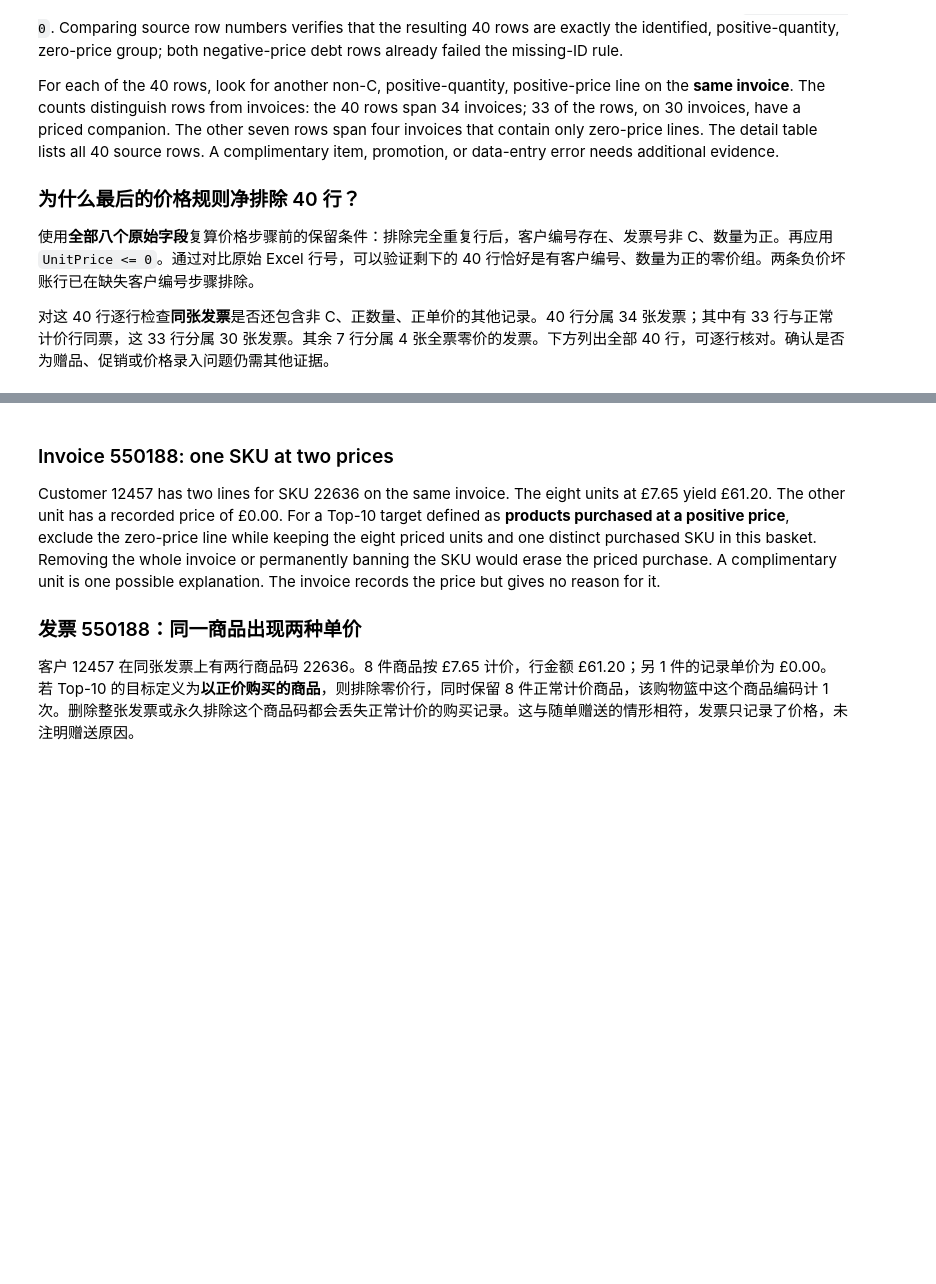
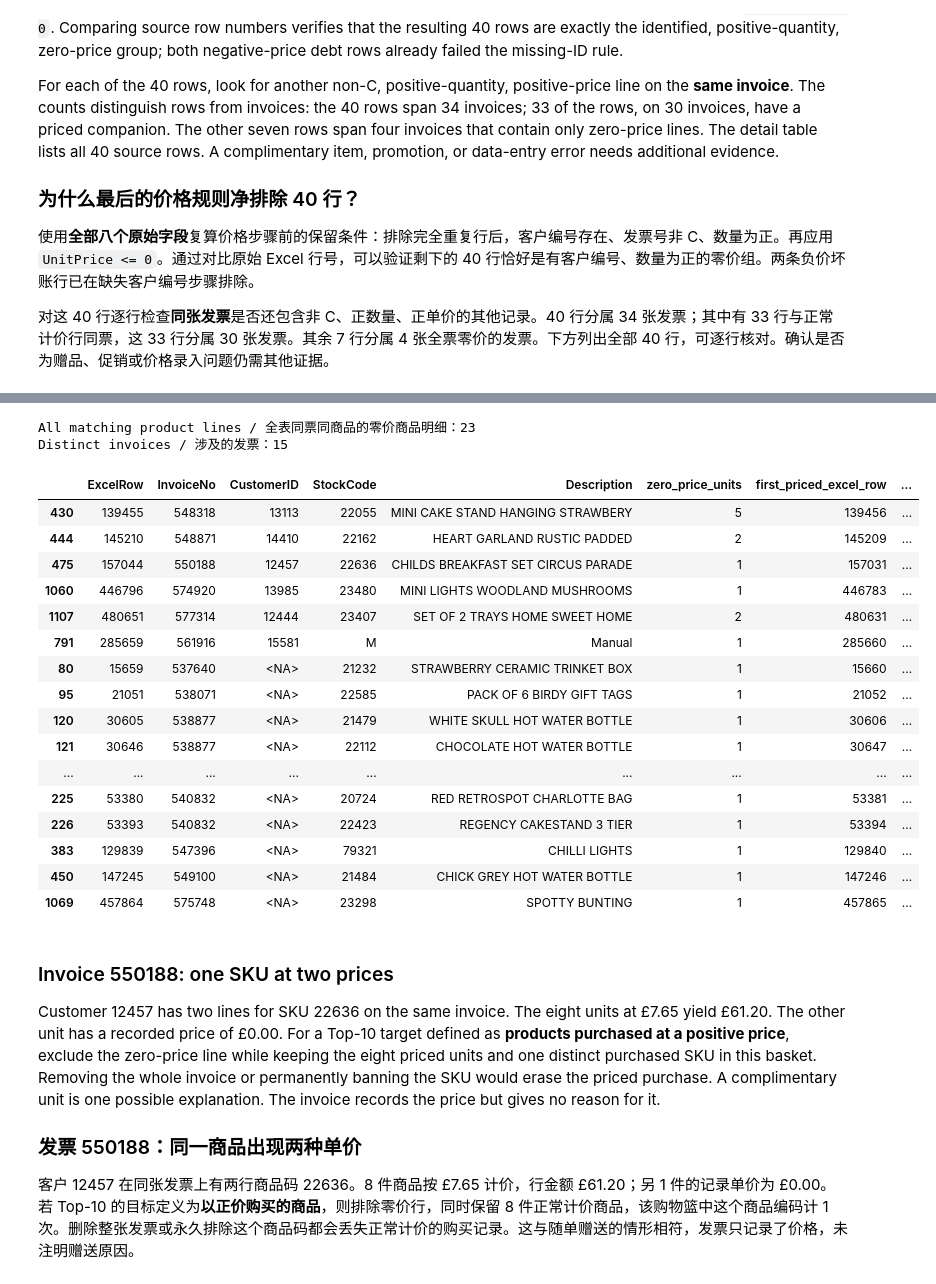
Before and after one commit to NobunagaK/online-retail-top10-recommendation, a Jupyter notebook: docs/technical/transaction_exception_analysis.ipynb, the cells around one changed output, grey strips where cells are left out. Drawn from its saved outputs; the diff is of its cells as text; code cells hidden in the pictures; blank space fills up the shorter version.

Commit message:
Count same-invoice products recorded at zero and positive prices

```diff
--- a/docs/technical/transaction_exception_analysis.ipynb
+++ b/docs/technical/transaction_exception_analysis.ipynb
@@ -275,0 +284,25 @@ Net rows removed at price step / 价格步骤净排除行数： 40
+# %%
+price_keys = ["InvoiceNo", "CustomerID", "StockCode"]
+zero_items = lines.loc[~lines["invoice_c"] & lines["Quantity"].gt(0) & lines["UnitPrice"].eq(0)].copy()
+zero_keys = zero_items[price_keys].drop_duplicates()
+# Missing CustomerID matches only within the same invoice and SKU.
+matching_priced = priced.merge(zero_keys, on=price_keys, how="inner", validate="many_to_one")
+priced_by_item = matching_priced.groupby(price_keys, dropna=False, as_index=False).agg(
+    priced_rows=("ExcelRow", "size"), priced_units=("Quantity", "sum"),
+    first_priced_excel_row=("ExcelRow", "min"),
+)
+zero_items = zero_items.merge(priced_by_item, on=price_keys, how="left", validate="many_to_one")
+zero_items["same_item_priced"] = zero_items["priced_rows"].notna()
+zero_items["any_priced_line"] = zero_items["InvoiceNo"].isin(priced["InvoiceNo"])
+zero_items["manual_entry"] = zero_items["StockCode"].eq("M") & zero_items["Description"].eq("Manual").fillna(False)
+
+summary_rows = []
+for (has_id, manual), group in zero_items.groupby(["customer_present", "manual_entry"]):
+    any_priced = group.loc[group["any_priced_line"]]
+    same_item = group.loc[group["same_item_priced"]]
+    summary_rows.append({
+        "customer_id_present": has_id, "manual_entry": manual, "zero_price_rows": len(group),
+        "any_priced_zero_rows": len(any_priced), "any_priced_invoices": any_priced["InvoiceNo"].nunique(),
+        "same_item_zero_rows": len(same_item), "same_item_invoices": same_item["InvoiceNo"].nunique(),
+    })
+display(pd.DataFrame(summary_rows))
@@ -276,3 +322,36 @@ Net rows removed at price step / 价格步骤净排除行数： 40
+# %%
+mixed_items = zero_items.loc[zero_items["same_item_priced"]].sort_values(
+    ["customer_present", "manual_entry", "InvoiceNo", "ExcelRow"], ascending=[False, True, True, True]
+)
+product_matches = mixed_items.loc[~mixed_items["manual_entry"]]
+print(f"All matching product lines / 全表同票同商品的零价商品明细：{len(product_matches)}")
+print(f"Distinct invoices / 涉及的发票：{product_matches['InvoiceNo'].nunique()}")
+display(mixed_items[[
+    "ExcelRow", "InvoiceNo", "CustomerID", "StockCode", "Description", "Quantity",
+    "first_priced_excel_row", "priced_rows", "priced_units", "manual_entry",
+]].rename(columns={"Quantity": "zero_price_units"}).astype({
+    "first_priced_excel_row": "Int64", "priced_rows": "Int64", "priced_units": "Int64",
+}))
+# %% [output]
+All matching product lines / 全表同票同商品的零价商品明细：23
+Distinct invoices / 涉及的发票：15
+|  | ExcelRow | InvoiceNo | CustomerID | StockCode | Description | zero_price_units | first_priced_excel_row | ... |
+| 430 | 139455 | 548318 | 13113 | 22055 | MINI CAKE STAND HANGING STRAWBERY | 5 | 139456 | ... |
+| 444 | 145210 | 548871 | 14410 | 22162 | HEART GARLAND RUSTIC PADDED | 2 | 145209 | ... |
+| 475 | 157044 | 550188 | 12457 | 22636 | CHILDS BREAKFAST SET CIRCUS PARADE | 1 | 157031 | ... |
+| 1060 | 446796 | 574920 | 13985 | 23480 | MINI LIGHTS WOODLAND MUSHROOMS | 1 | 446783 | ... |
+| 1107 | 480651 | 577314 | 12444 | 23407 | SET OF 2 TRAYS HOME SWEET HOME | 2 | 480631 | ... |
+| 791 | 285659 | 561916 | 15581 | M | Manual | 1 | 285660 | ... |
+| 80 | 15659 | 537640 | <NA> | 21232 | STRAWBERRY CERAMIC TRINKET BOX | 1 | 15660 | ... |
+| 95 | 21051 | 538071 | <NA> | 22585 | PACK OF 6 BIRDY GIFT TAGS | 1 | 21052 | ... |
+| 120 | 30605 | 538877 | <NA> | 21479 | WHITE SKULL HOT WATER BOTTLE | 1 | 30606 | ... |
+| 121 | 30646 | 538877 | <NA> | 22112 | CHOCOLATE HOT WATER BOTTLE | 1 | 30647 | ... |
+| ... | ... | ... | ... | ... | ... | ... | ... | ... |
+| 225 | 53380 | 540832 | <NA> | 20724 | RED RETROSPOT CHARLOTTE BAG | 1 | 53381 | ... |
+| 226 | 53393 | 540832 | <NA> | 22423 | REGENCY CAKESTAND 3 TIER | 1 | 53394 | ... |
+| 383 | 129839 | 547396 | <NA> | 79321 | CHILLI LIGHTS | 1 | 129840 | ... |
+| 450 | 147245 | 549100 | <NA> | 21484 | CHICK GREY HOT WATER BOTTLE | 1 | 147246 | ... |
+| 1069 | 457864 | 575748 | <NA> | 23298 | SPOTTY BUNTING | 1 | 457865 | ... |
 # %% [markdown]
 ### Invoice 550188: one SKU at two prices
 
```
Also changed, not shown: parts of 3 cells of this notebook.
